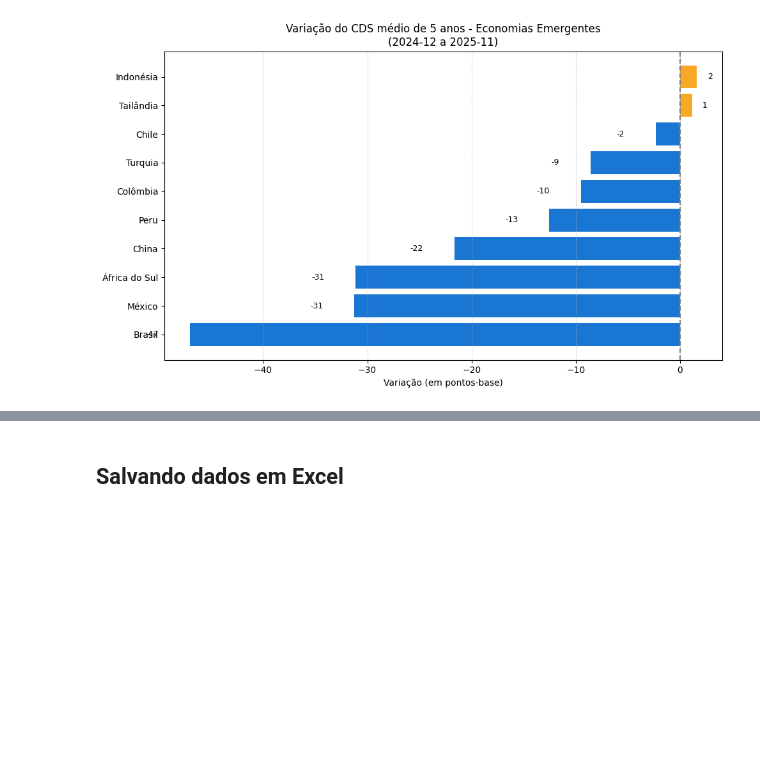
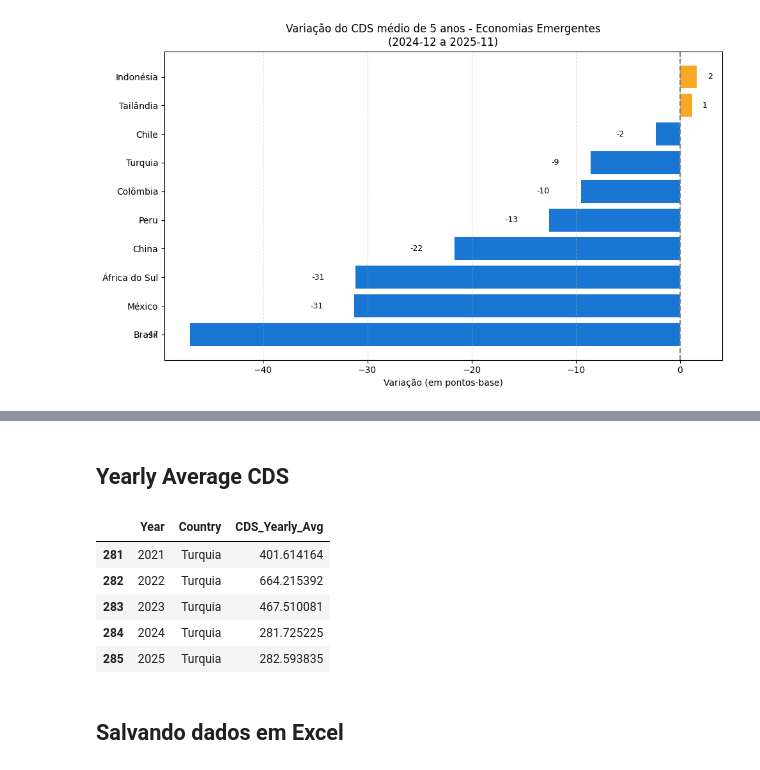
Before and after one commit to flpgp/incerteza_risco_mundial, a Jupyter notebook: 01.cds.ipynb, the cells around one changed output, grey strips where cells are left out. Drawn from its saved outputs; the diff is of its cells as text; code cells hidden in the pictures; blank space fills up the shorter version.

```diff
--- a/01.cds.ipynb
+++ b/01.cds.ipynb
@@ -107,3 +163,36 @@ plt.show()
+# %% [markdown]
+## Yearly Average CDS
+# %%
+# Yearly average CDS for the selected emerging countries (based on df_emerging)
+
+# Ensure source exists
+df_emerging_src = df_emerging.copy()
+
+# Ensure Date is datetime and drop missing
+df_emerging_src['Date'] = pd.to_datetime(df_emerging_src['Date'], errors='coerce')
+df_emerging_src = df_emerging_src.dropna(subset=['Date'])
+
+# Extract year and compute yearly averages (wide format)
+df_emerging_src['Year'] = df_emerging_src['Date'].dt.year
+df_emerging_yearly = df_emerging_src.drop(columns=['Date']).groupby('Year').mean(numeric_only=True).reset_index()
+
+# Long/tidy format (Year, Country, CDS_Yearly_Avg)
+df_emerging_yearly_long = df_emerging_yearly.melt(id_vars='Year', var_name='Country', value_name='CDS_Yearly_Avg')
+
+# Optional: save to excel
+output_path_emerging = "00.data/00.cds/cds_yearly_avg_emerging.xlsx"
+df_emerging_yearly.to_excel(output_path_emerging, index=False)
+
+# Preview (returns tuple when run in a Jupyter cell)
+#df_emerging_yearly.head()
+df_emerging_yearly_long.tail()
+# %% [output]
+|  | Year | Country | CDS_Yearly_Avg |
+| 281 | 2021 | Turquia | 401.614164 |
+| 282 | 2022 | Turquia | 664.215392 |
+| 283 | 2023 | Turquia | 467.510081 |
+| 284 | 2024 | Turquia | 281.725225 |
+| 285 | 2025 | Turquia | 282.593835 |
 # %% [markdown]
 ## Salvando dados em Excel
 # %%
```
Also changed, not shown: parts of 5 cells of this notebook, 4 other files.
